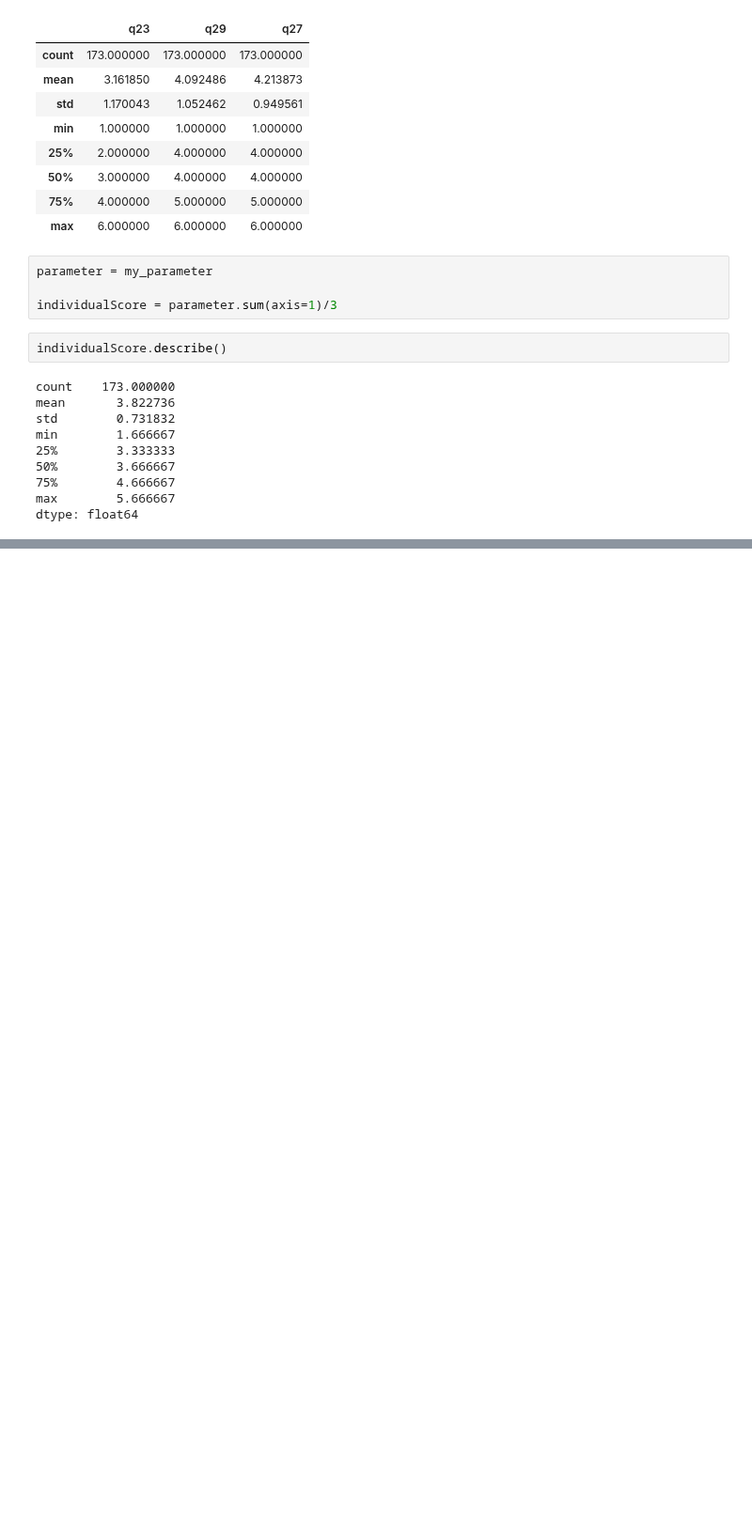
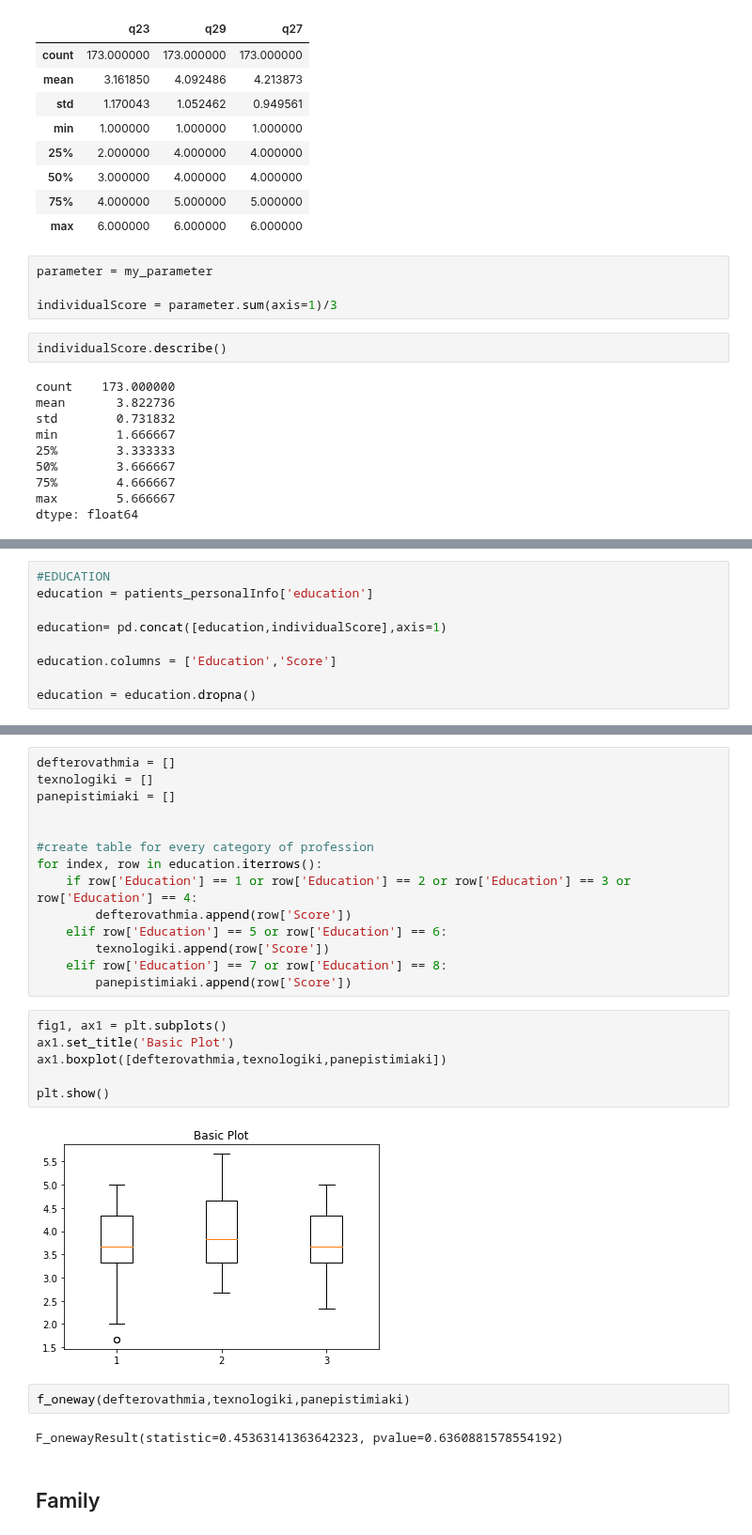
Before and after one commit to stathis99/Statistical-Analysis-for-Patient-Safety, a Jupyter notebook: Patient Analysis/correlation analysis/Parameter 3.ipynb, the cells around one changed output, grey strips where cells are left out. Shown at 94% size. Cells and saved outputs as stored; diff of their text form; blank space fills up the shorter version.

Commit message:
last parameters for patients

```diff
--- a/Patient Analysis/correlation analysis/Parameter 3.ipynb
+++ b/Patient Analysis/correlation analysis/Parameter 3.ipynb
@@ -100,0 +134,9 @@ dtype: float64
+# %%
+#EDUCATION
+education = patients_personalInfo['education']
+
+education= pd.concat([education,individualScore],axis=1)
+
+education.columns = ['Education','Score']
+
+education = education.dropna()
@@ -100,0 +173,28 @@ dtype: float64
+# %%
+defterovathmia = []
+texnologiki = []
+panepistimiaki = []
+
+
+#create table for every category of profession
+for index, row in education.iterrows():
+    if row['Education'] == 1 or row['Education'] == 2 or row['Education'] == 3 or row['Education'] == 4:
+        defterovathmia.append(row['Score'])
+    elif row['Education'] == 5 or row['Education'] == 6:
+        texnologiki.append(row['Score'])
+    elif row['Education'] == 7 or row['Education'] == 8:
+        panepistimiaki.append(row['Score'])
+# %%
+fig1, ax1 = plt.subplots()
+ax1.set_title('Basic Plot')
+ax1.boxplot([defterovathmia,texnologiki,panepistimiaki])
+
+plt.show()
+# %% [output]
+[figure, added]
+# %%
+f_oneway(defterovathmia,texnologiki,panepistimiaki)
+# %% [output]
+F_onewayResult(statistic=0.45363141363642323, pvalue=0.6360881578554192)
+# %% [markdown]
+## Family
```
Also changed, not shown: parts of 42 cells of this notebook, 2 other files.
